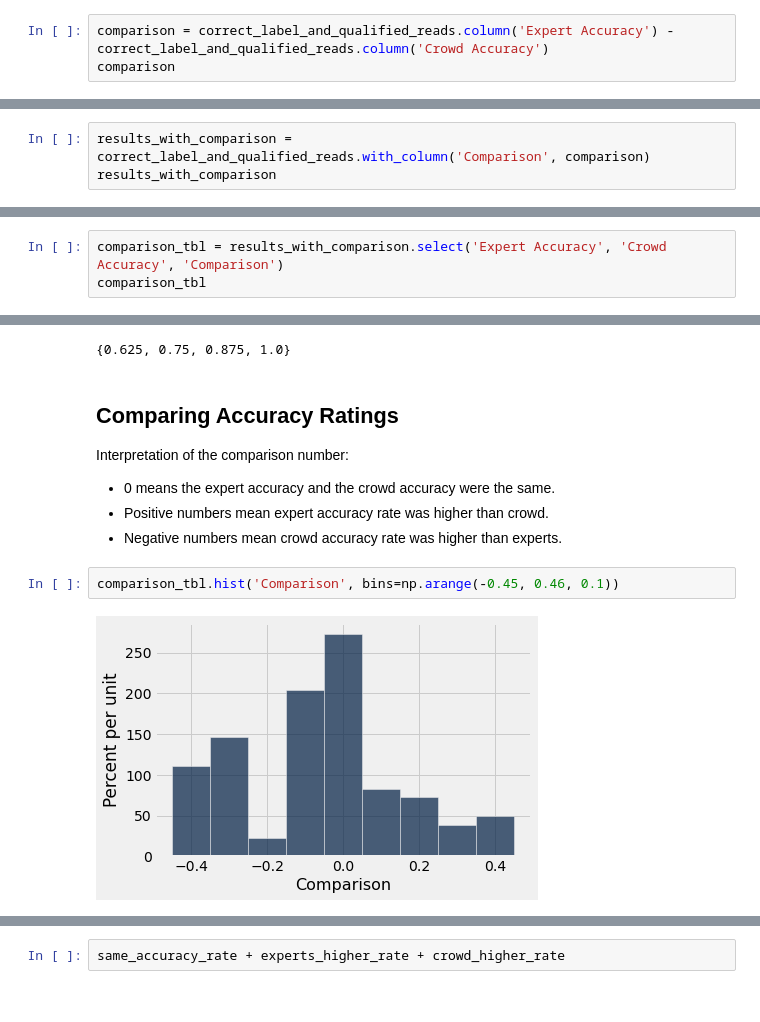
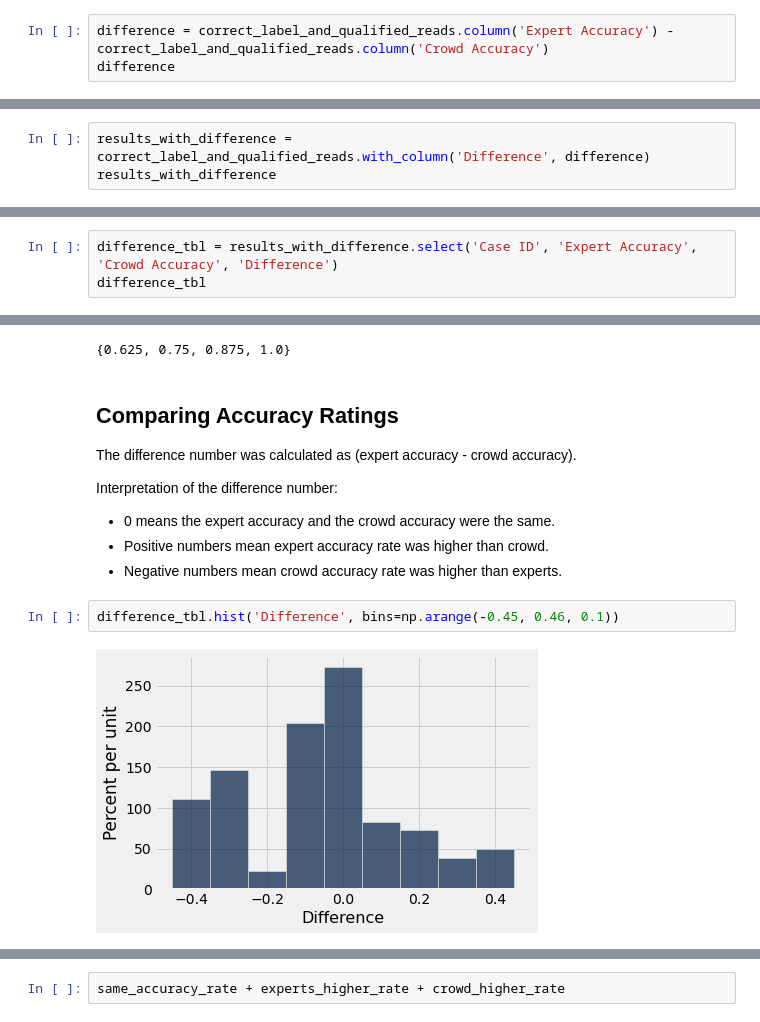
Before and after one commit to stoddardian/label-medical-images, a Jupyter notebook: descriptive-analysis-2.ipynb, the cells around one changed output, grey strips where cells are left out. Saved outputs shown, nothing was run; the diff lists cells and outputs as text.

```diff
--- a/descriptive-analysis-2.ipynb
+++ b/descriptive-analysis-2.ipynb
@@ -194,12 +133,12 @@ The comparison score will be calculated by subtracting crowd accuracy rate from
 # %%
-comparison = correct_label_and_qualified_reads.column('Expert Accuracy') - correct_label_and_qualified_reads.column('Crowd Accuracy')
-comparison
+difference = correct_label_and_qualified_reads.column('Expert Accuracy') - correct_label_and_qualified_reads.column('Crowd Accuracy')
+difference
 # %% [output]
 array([-0.25, 0.0, 0.0, ..., 0.75, 0.29200000000000004,
        -0.17500000000000004], dtype=object)
 # %%
-results_with_comparison = correct_label_and_qualified_reads.with_column('Comparison', comparison)
-results_with_comparison
+results_with_difference = correct_label_and_qualified_reads.with_column('Difference', difference)
+results_with_difference
 # %% [output]
 | Case ID | Expert Yes Votes | Qualified Reads | Correct Label | Majority Label | Difficulty | Agreement | ... |
 | 5888087 | 2 | 2 | no | no | 0 | 1 | ... |
@@ -214,6 +153,6 @@ results_with_comparison
 | 5888097 | 0 | 4 | no | no | 0 | 1 | ... |
 ... (23748 rows omitted)
 # %%
-comparison_tbl = results_with_comparison.select('Expert Accuracy', 'Crowd Accuracy', 'Comparison')
-comparison_tbl
+difference_tbl = results_with_difference.select('Case ID', 'Expert Accuracy', 'Crowd Accuracy', 'Difference')
+difference_tbl
 # %% [output]
@@ -244,13 +183,15 @@ set(t1.column('Expert Accuracy'))
 # %% [markdown]
 <h2>Comparing Accuracy Ratings</h2>
 
-Interpretation of the comparison number:
+The difference number was calculated as (expert accuracy - crowd accuracy).
+
+Interpretation of the difference number:
 
 - 0 means the expert accuracy and the crowd accuracy were the same.
 - Positive numbers mean expert accuracy rate was higher than crowd.
 - Negative numbers mean crowd accuracy rate was higher than experts.
 # %%
-comparison_tbl.hist('Comparison', bins=np.arange(-0.45, 0.46, 0.1))
+difference_tbl.hist('Difference', bins=np.arange(-0.45, 0.46, 0.1))
 # %% [output]
-[figure, old version]
+[figure, new version]
 # %%
```
Also changed, not shown: parts of 24 cells of this notebook.
